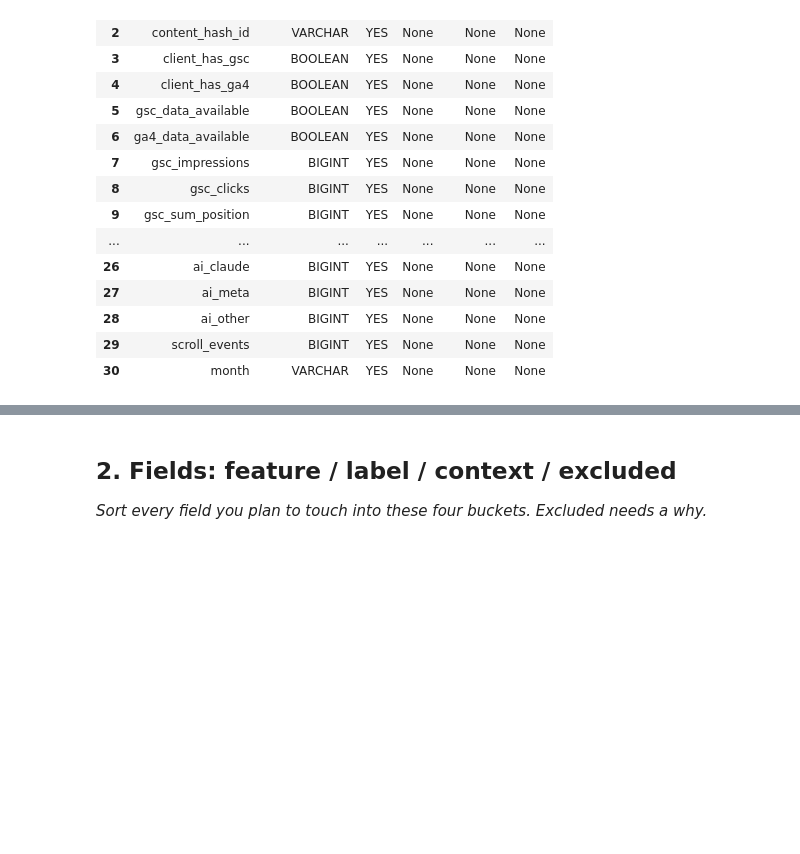
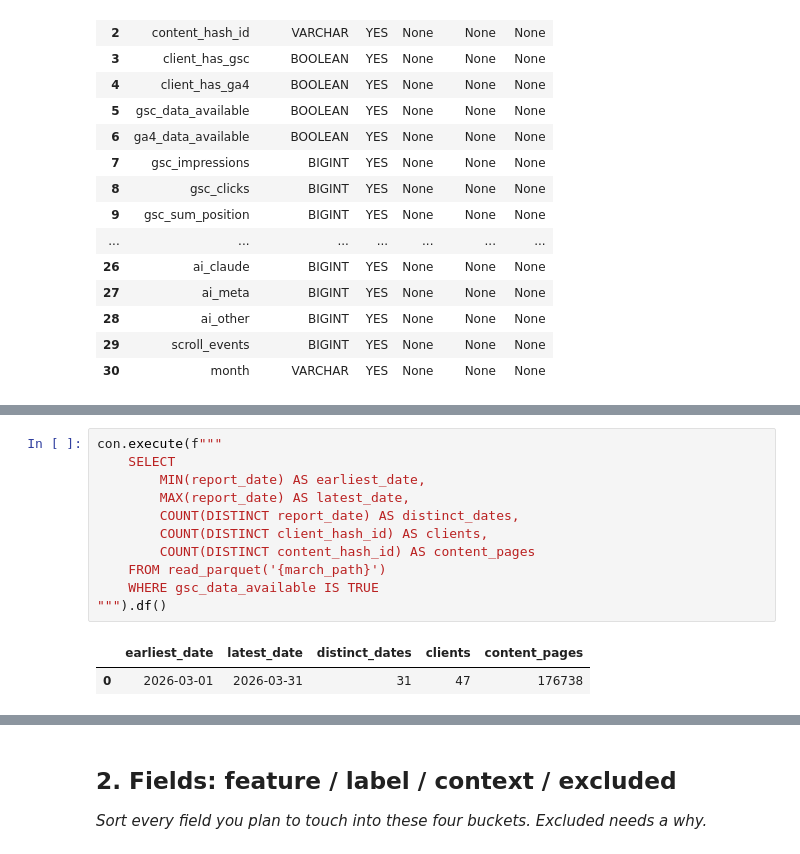
Before and after one commit to neelamobaid/flyrank-ml-internship, a Jupyter notebook: work/notebooks/w03_data_contract.ipynb, the cells around one changed output, grey strips where cells are left out. Drawn from its saved outputs; the diff is of its cells as text; blank space fills up the shorter version.

```diff
--- a/work/notebooks/w03_data_contract.ipynb
+++ b/work/notebooks/w03_data_contract.ipynb
@@ -257,0 +236,14 @@ con.execute(f"""
+# %%
+con.execute(f"""
+    SELECT
+        MIN(report_date) AS earliest_date,
+        MAX(report_date) AS latest_date,
+        COUNT(DISTINCT report_date) AS distinct_dates,
+        COUNT(DISTINCT client_hash_id) AS clients,
+        COUNT(DISTINCT content_hash_id) AS content_pages
+    FROM read_parquet('{march_path}')
+    WHERE gsc_data_available IS TRUE
+""").df()
+# %% [output]
+|  | earliest_date | latest_date | distinct_dates | clients | content_pages |
+| 0 | 2026-03-01 | 2026-03-31 | 31 | 47 | 176738 |
```
Also changed, not shown: parts of 21 cells of this notebook.
